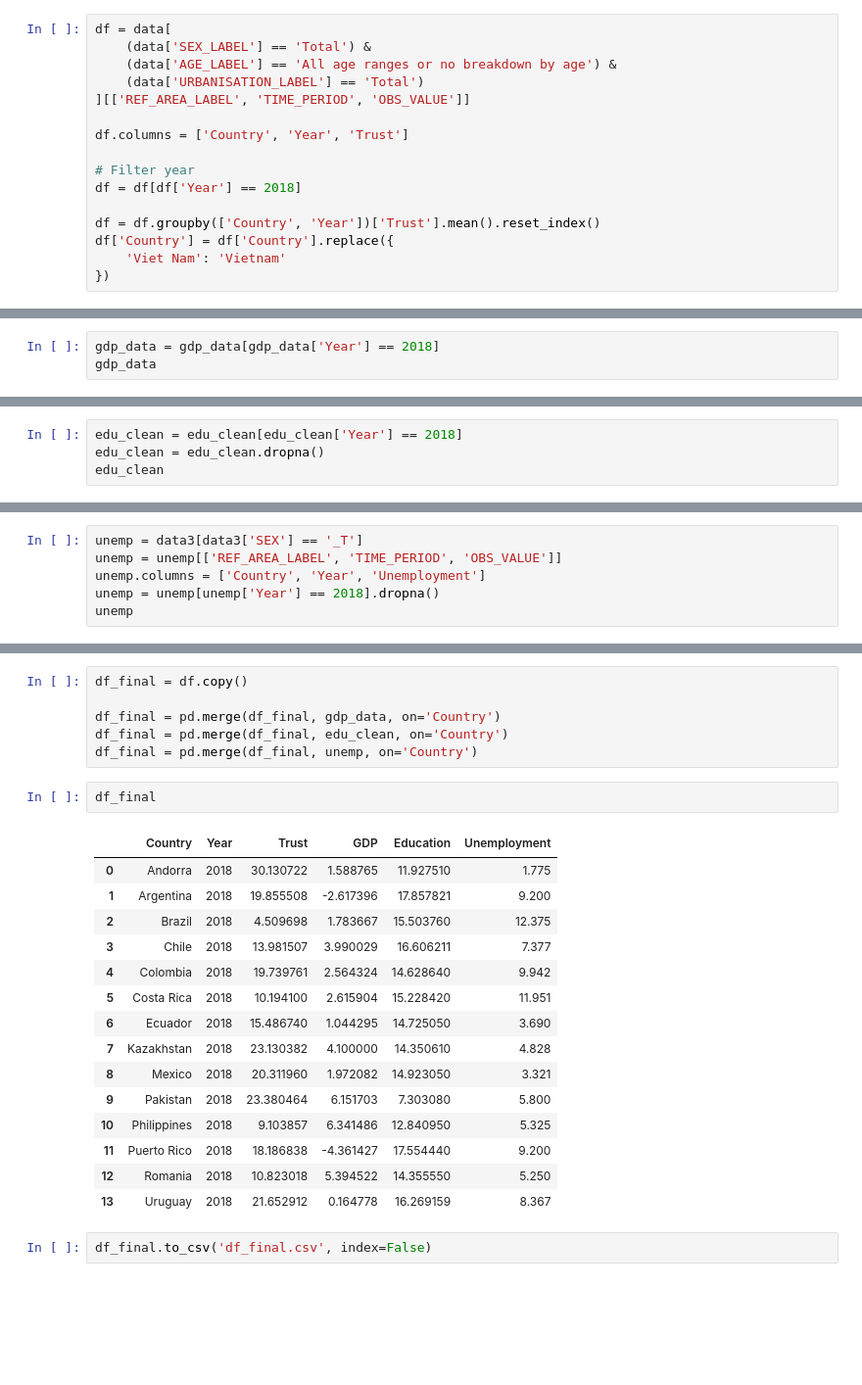
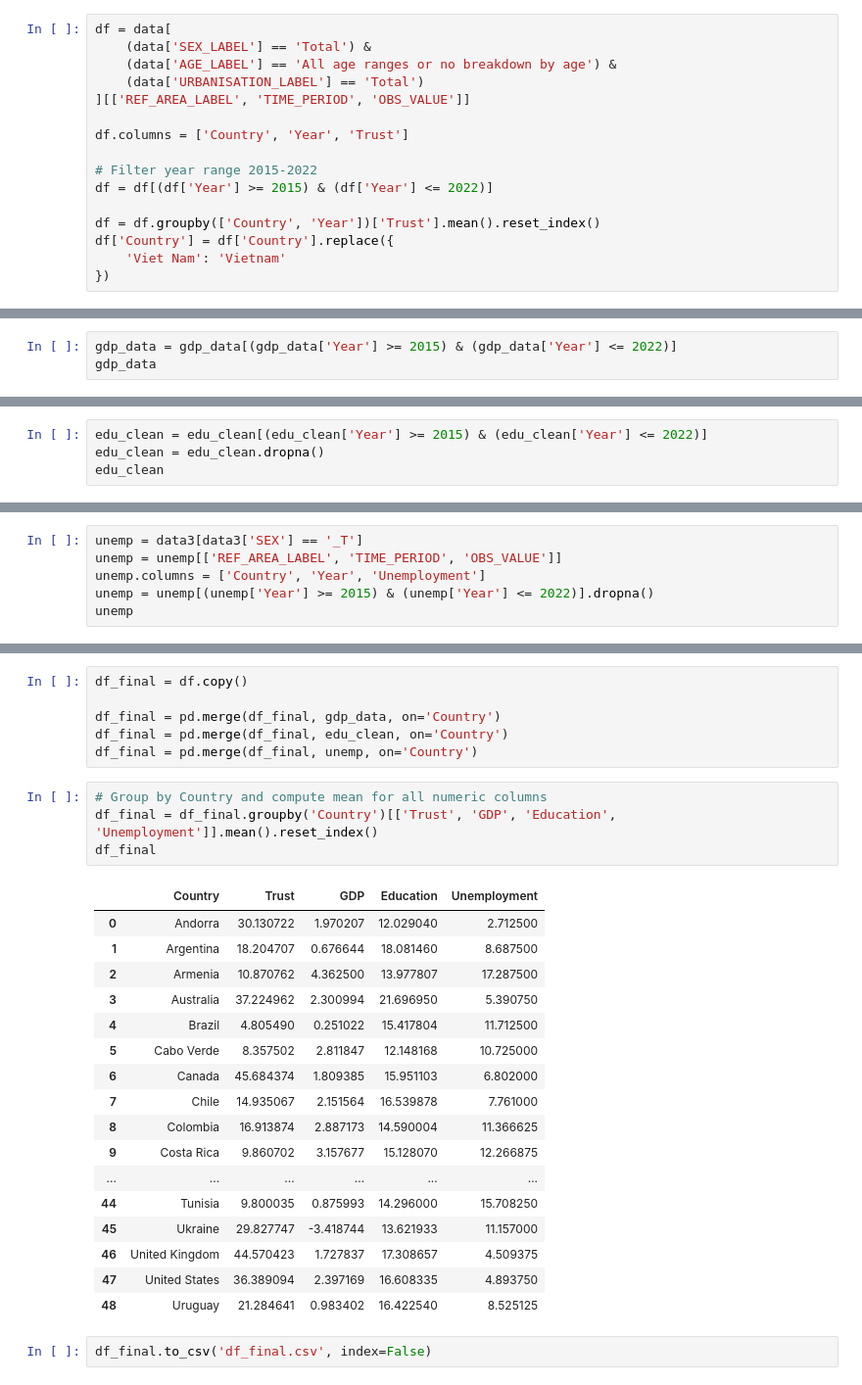
Before and after one commit to Srisupha29/Regression_Analysis_project, a Jupyter notebook: pset5.ipynb, the cells around one changed output, grey strips where cells are left out. Shown at 98% size. Drawn from its saved outputs; the diff is of its cells as text; blank space fills up the shorter version.

```diff
--- a/pset5.ipynb
+++ b/pset5.ipynb
@@ -77,8 +77,8 @@ df = data[
 
 df.columns = ['Country', 'Year', 'Trust']
 
-# Filter year
-df = df[df['Year'] == 2018]
+# Filter year range 2015-2022
+df = df[(df['Year'] >= 2015) & (df['Year'] <= 2022)]
 
 df = df.groupby(['Country', 'Year'])['Trust'].mean().reset_index()
 df['Country'] = df['Country'].replace({
@@ -159,7 +169,7 @@ gdp_data
 | 14132 | Zimbabwe | 2024 | 1.742395 |
 14133 rows × 3 columns
 # %%
-gdp_data = gdp_data[gdp_data['Year'] == 2018]
+gdp_data = gdp_data[(gdp_data['Year'] >= 2015) & (gdp_data['Year'] <= 2022)]
 gdp_data
 # %% [output]
 |  | Country | Year | GDP |
@@ -217,7 +223,7 @@ edu_clean = data2[data2['SEX_ID'] == '_T']
 edu_clean = edu_clean[['REF_AREA_NAME', 'TIME_PERIOD', 'OBS_VALUE']]
 edu_clean.columns = ['Country', 'Year', 'Education']
 # %%
-edu_clean = edu_clean[edu_clean['Year'] == 2018]
+edu_clean = edu_clean[(edu_clean['Year'] >= 2015) & (edu_clean['Year'] <= 2022)]
 edu_clean = edu_clean.dropna()
 edu_clean
 # %% [output]
@@ -330,7 +332,7 @@ unemp
 unemp = data3[data3['SEX'] == '_T']
 unemp = unemp[['REF_AREA_LABEL', 'TIME_PERIOD', 'OBS_VALUE']]
 unemp.columns = ['Country', 'Year', 'Unemployment']
-unemp = unemp[unemp['Year'] == 2018].dropna()
+unemp = unemp[(unemp['Year'] >= 2015) & (unemp['Year'] <= 2022)].dropna()
 unemp
 # %% [output]
 |  | Country | Year | Unemployment |
@@ -372,23 +374,27 @@ df_final = pd.merge(df_final, gdp_data, on='Country')
 df_final = pd.merge(df_final, edu_clean, on='Country')
 df_final = pd.merge(df_final, unemp, on='Country')
 # %%
+# Group by Country and compute mean for all numeric columns
+df_final = df_final.groupby('Country')[['Trust', 'GDP', 'Education', 'Unemployment']].mean().reset_index()
 df_final
 # %% [output]
-|  | Country | Year | Trust | GDP | Education | Unemployment |
-| 0 | Andorra | 2018 | 30.130722 | 1.588765 | 11.927510 | 1.775 |
-| 1 | Argentina | 2018 | 19.855508 | -2.617396 | 17.857821 | 9.200 |
-| 2 | Brazil | 2018 | 4.509698 | 1.783667 | 15.503760 | 12.375 |
-| 3 | Chile | 2018 | 13.981507 | 3.990029 | 16.606211 | 7.377 |
-| 4 | Colombia | 2018 | 19.739761 | 2.564324 | 14.628640 | 9.942 |
-| 5 | Costa Rica | 2018 | 10.194100 | 2.615904 | 15.228420 | 11.951 |
-| 6 | Ecuador | 2018 | 15.486740 | 1.044295 | 14.725050 | 3.690 |
-| 7 | Kazakhstan | 2018 | 23.130382 | 4.100000 | 14.350610 | 4.828 |
-| 8 | Mexico | 2018 | 20.311960 | 1.972082 | 14.923050 | 3.321 |
-| 9 | Pakistan | 2018 | 23.380464 | 6.151703 | 7.303080 | 5.800 |
-| 10 | Philippines | 2018 | 9.103857 | 6.341486 | 12.840950 | 5.325 |
-| 11 | Puerto Rico | 2018 | 18.186838 | -4.361427 | 17.554440 | 9.200 |
-| 12 | Romania | 2018 | 10.823018 | 5.394522 | 14.355550 | 5.250 |
-| 13 | Uruguay | 2018 | 21.652912 | 0.164778 | 16.269159 | 8.367 |
+|  | Country | Trust | GDP | Education | Unemployment |
+| 0 | Andorra | 30.130722 | 1.970207 | 12.029040 | 2.712500 |
+| 1 | Argentina | 18.204707 | 0.676644 | 18.081460 | 8.687500 |
+| 2 | Armenia | 10.870762 | 4.362500 | 13.977807 | 17.287500 |
+| 3 | Australia | 37.224962 | 2.300994 | 21.696950 | 5.390750 |
+| 4 | Brazil | 4.805490 | 0.251022 | 15.417804 | 11.712500 |
+| 5 | Cabo Verde | 8.357502 | 2.811847 | 12.148168 | 10.725000 |
+| 6 | Canada | 45.684374 | 1.809385 | 15.951103 | 6.802000 |
+| 7 | Chile | 14.935067 | 2.151564 | 16.539878 | 7.761000 |
+| 8 | Colombia | 16.913874 | 2.887173 | 14.590004 | 11.366625 |
+| 9 | Costa Rica | 9.860702 | 3.157677 | 15.128070 | 12.266875 |
+| ... | ... | ... | ... | ... | ... |
+| 44 | Tunisia | 9.800035 | 0.875993 | 14.296000 | 15.708250 |
+| 45 | Ukraine | 29.827747 | -3.418744 | 13.621933 | 11.157000 |
+| 46 | United Kingdom | 44.570423 | 1.727837 | 17.308657 | 4.509375 |
+| 47 | United States | 36.389094 | 2.397169 | 16.608335 | 4.893750 |
+| 48 | Uruguay | 21.284641 | 0.983402 | 16.422540 | 8.525125 |
 # %%
 df_final.to_csv('df_final.csv', index=False)
 # %%
```
Also changed, not shown: parts of 16 cells of this notebook, 1 other file.
